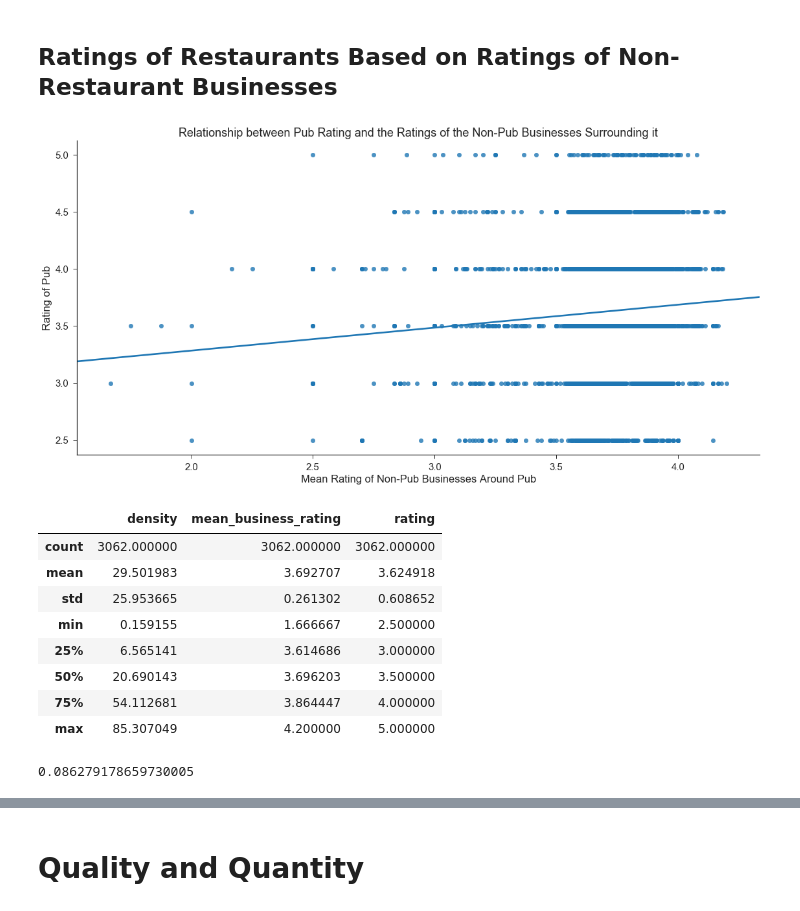
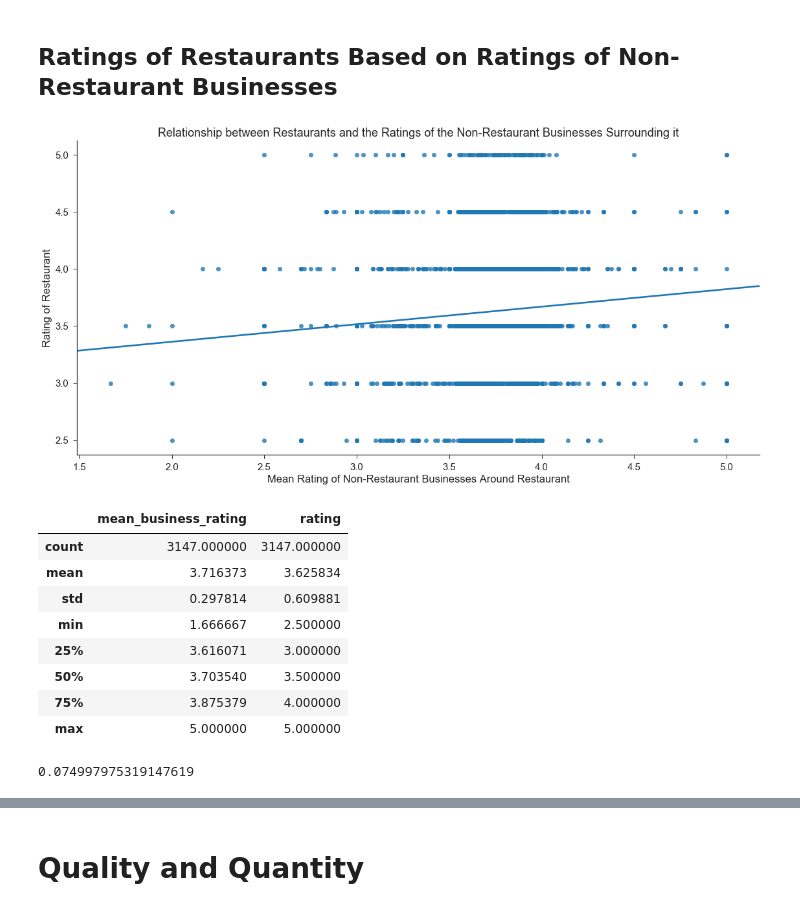
Before and after one commit to shrutirao94/Restaurant-Quality-and-Co-location-in-Toronto, a Jupyter notebook: Quality and Restaurant Analysis.ipynb, the cells around one changed output, grey strips where cells are left out. Cells and saved outputs as stored; diff of their text form; code cells hidden in the pictures.

```diff
--- a/Quality and Restaurant Analysis.ipynb
+++ b/Quality and Restaurant Analysis.ipynb
@@ -192,41 +191,39 @@ def haversine(x):
 for line in restaurant_df['index_no']:
     x = restaurant_df.loc[restaurant_df['index_no'] == line]
     haversine(x)
-# %%
-final_nonrestaurants_df = final_nonrestaurants_df[(final_nonrestaurants_df.density != 0)]
 # %%
-final_nonrestaurants_df = final_nonrestaurants_df[(final_nonrestaurants_df.mean_business_rating <= 4.2) & (final_nonrestaurants_df.mean_business_rating >= 1.5)]
-final_nonrestaurants_df = final_nonrestaurants_df[(final_nonrestaurants_df.rating >= 2.2)]
+final_nonrestaurants_df = final_nonrestaurants_df[ (final_nonrestaurants_df.mean_business_rating >= 1.5)]
+final_nonrestaurants_df = final_nonrestaurants_df[(final_nonrestaurants_df.rating >= 2.5)]
 # %%
 #Set style
 sns.set_context("notebook", font_scale=1.5)
 sns.set_style("ticks")
 
 # Plot Data
 g = sns.lmplot(x="mean_business_rating", y="rating", size=8, ci=None, data=final_nonrestaurants_df,aspect=2.0)
 
 # Plot Labels
-plt.title("Relationship between Pub Rating and the Ratings of the Non-Pub Businesses Surrounding it")
-plt.xlabel('Mean Rating of Non-Pub Businesses Around Pub')
-plt.ylabel('Rating of Pub')
+plt.title("Relationship between Restaurants and the Ratings of the Non-Restaurant Businesses Surrounding it")
+plt.xlabel('Mean Rating of Non-Restaurant Businesses Around Restaurant')
+plt.ylabel('Rating of Restaurant')
 
-plt.savefig("Relationship between Pub Rating and the Ratings of the Non-Pub Businesses Surrounding it.png")
+plt.savefig("Relationship between Restaurant Rating and the Ratings of the Non-Restaurant Businesses Surrounding it.png")
 # %% [output]
-[figure, old version]
+[figure, new version]
 # %%
 final_nonrestaurants_df.describe()
 # %% [output]
-|  | density | mean_business_rating | rating |
-| count | 3062.000000 | 3062.000000 | 3062.000000 |
-| mean | 29.501983 | 3.692707 | 3.624918 |
-| std | 25.953665 | 0.261302 | 0.608652 |
-| min | 0.159155 | 1.666667 | 2.500000 |
-| 25% | 6.565141 | 3.614686 | 3.000000 |
-| 50% | 20.690143 | 3.696203 | 3.500000 |
-| 75% | 54.112681 | 3.864447 | 4.000000 |
-| max | 85.307049 | 4.200000 | 5.000000 |
+|  | mean_business_rating | rating |
+| count | 3147.000000 | 3147.000000 |
+| mean | 3.716373 | 3.625834 |
+| std | 0.297814 | 0.609881 |
+| min | 1.666667 | 2.500000 |
+| 25% | 3.616071 | 3.000000 |
+| 50% | 3.703540 | 3.500000 |
+| 75% | 3.875379 | 4.000000 |
+| max | 5.000000 | 5.000000 |
 # %%
 final_nonrestaurants_df['mean_business_rating'].corr(final_nonrestaurants_df['rating'])
 # %% [output]
-0.086279178659730005
+0.074997975319147619
 # %%
```
Also changed, not shown: parts of 28 cells of this notebook.
